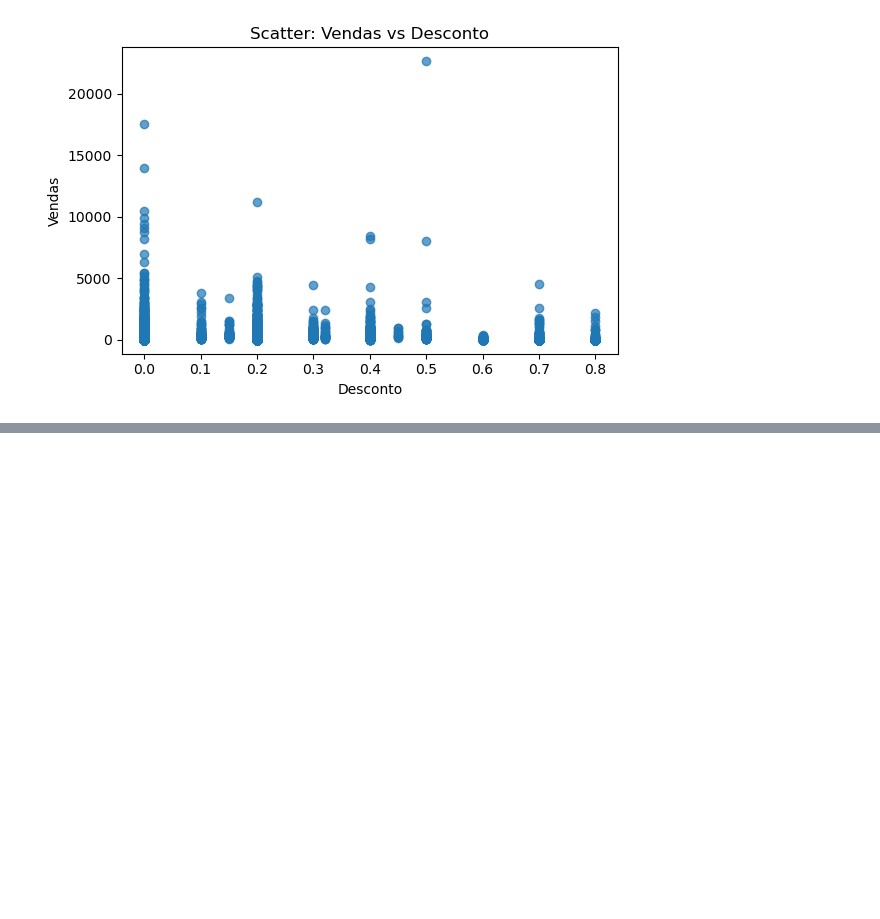
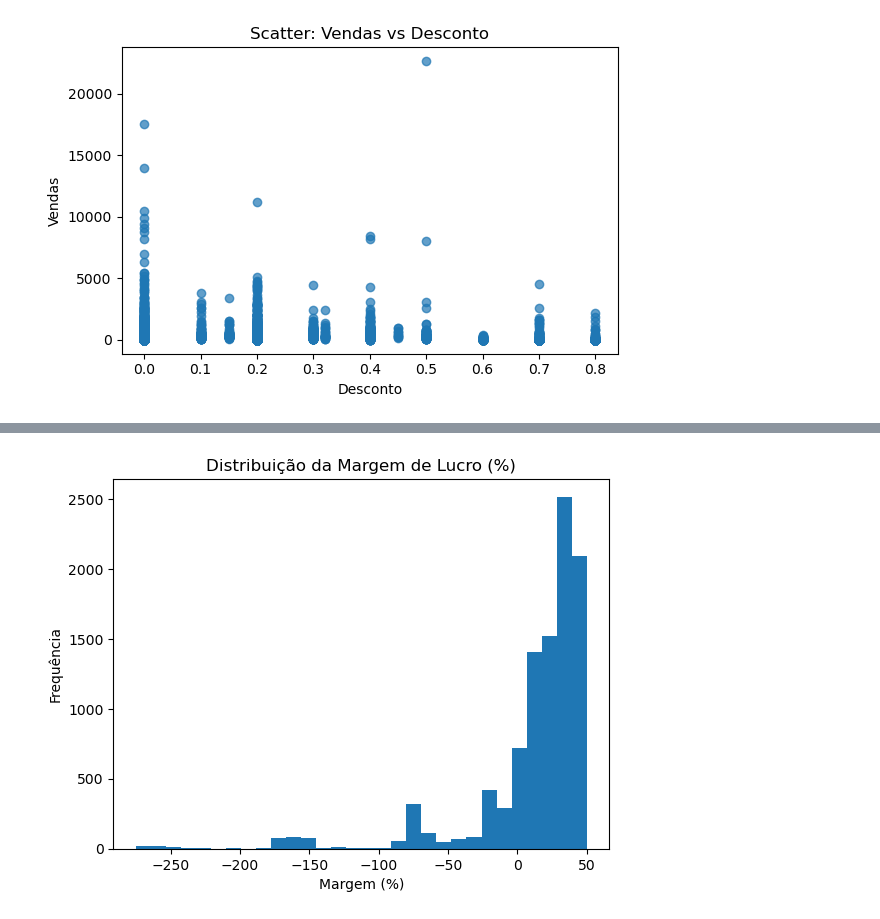
Before and after one commit to PedroMRegis/analise-dados_ijr, a Jupyter notebook: analise_R-Amaral-Office/analise-de-dados.ipynb, the cells around one changed output, grey strips where cells are left out. Drawn from its saved outputs; the diff is of its cells as text; code cells hidden in the pictures; blank space fills up the shorter version.

Commit message:
Atualização da analise exploratoria para iniciarmos a modelagem

```diff
--- a/analise_R-Amaral-Office/analise-de-dados.ipynb
+++ b/analise_R-Amaral-Office/analise-de-dados.ipynb
@@ -462,0 +465,15 @@ plt.show()
+# %%
+df_R_amaral['margem_lucro'] = (df_R_amaral['lucro'] / df_R_amaral['vendas']) * 100
+
+
+limite = 10  # decidimos colocar como sendo 10%
+df_R_amaral['lucro_aceitavel'] = (df_R_amaral['margem_lucro'] > limite).astype(int)
+
+
+colunas_para_modelo = df_dummies.columns.drop(['lucro'])
+
+# X = dados de entrada, y é o que queremos prever
+X = df_dummies[colunas_para_modelo]
+y = df_R_amaral['lucro_aceitavel']
+
+df_R_amaral
@@ -462,0 +494,8 @@ plt.show()
+# %%
+plt.hist(df_R_amaral['margem_lucro'], bins=30)
+plt.title('Distribuição da Margem de Lucro (%)')
+plt.xlabel('Margem (%)')
+plt.ylabel('Frequência')
+plt.show()
+# %% [output]
+[figure, added]
```
Also changed, not shown: parts of 2 cells of this notebook.
